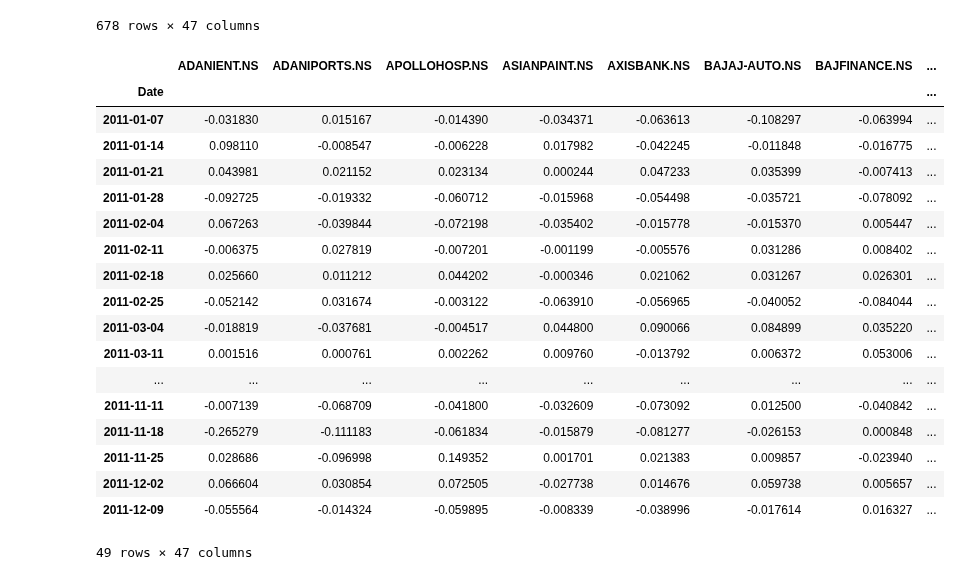
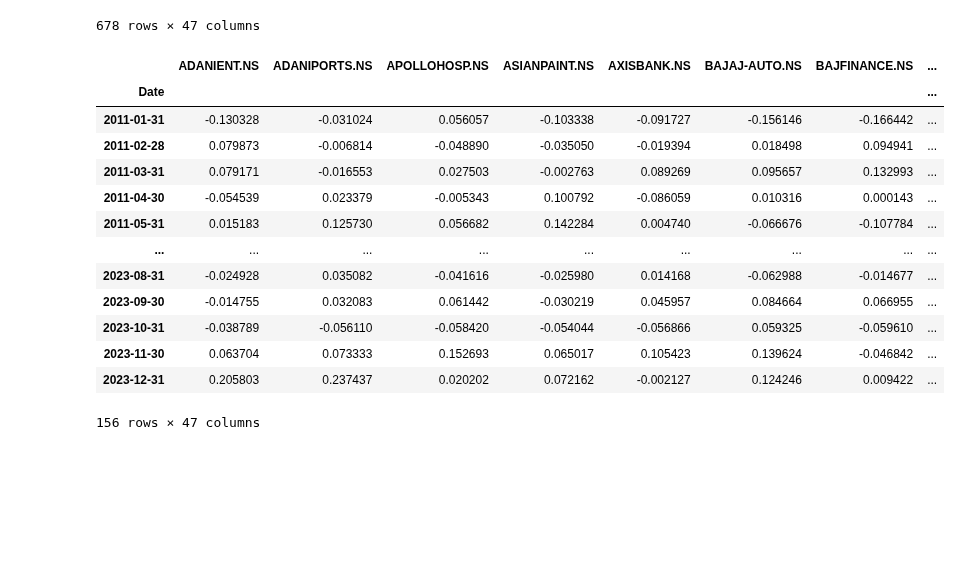
Before and after one commit to vedant2423/data-analysis-with-technical-indicators, a Jupyter notebook: Pair Trading final/notebooks/clustering.ipynb, the cells around one changed output. Drawn from its saved outputs; the diff is of its cells as text; code cells hidden in the pictures; blank space fills up the shorter version.

```diff
--- a/Pair Trading final/notebooks/clustering.ipynb
+++ b/Pair Trading final/notebooks/clustering.ipynb
@@ -112,26 +112,25 @@ weekly
 | 2023-12-22 | -0.057790 | -0.061044 | 0.007775 | 0.002776 | -0.020740 | -0.014476 | -0.038523 | ... |
 | 2023-12-29 | -0.005758 | -0.004277 | 0.012595 | 0.005630 | 0.007357 | 0.051465 | 0.023100 | ... |
 678 rows × 47 columns
-# %%
-weekly = weekly[:49]
-weekly
-# %% [output]
-|  | ADANIENT.NS | ADANIPORTS.NS | APOLLOHOSP.NS | ASIANPAINT.NS | AXISBANK.NS | BAJAJ-AUTO.NS | BAJFINANCE.NS | ... |
-| Date |  |  |  |  |  |  |  | ... |
-| 2011-01-07 | -0.031830 | 0.015167 | -0.014390 | -0.034371 | -0.063613 | -0.108297 | -0.063994 | ... |
-| 2011-01-14 | 0.098110 | -0.008547 | -0.006228 | 0.017982 | -0.042245 | -0.011848 | -0.016775 | ... |
-| 2011-01-21 | 0.043981 | 0.021152 | 0.023134 | 0.000244 | 0.047233 | 0.035399 | -0.007413 | ... |
-| 2011-01-28 | -0.092725 | -0.019332 | -0.060712 | -0.015968 | -0.054498 | -0.035721 | -0.078092 | ... |
-| 2011-02-04 | 0.067263 | -0.039844 | -0.072198 | -0.035402 | -0.015778 | -0.015370 | 0.005447 | ... |
-| 2011-02-11 | -0.006375 | 0.027819 | -0.007201 | -0.001199 | -0.005576 | 0.031286 | 0.008402 | ... |
-| 2011-02-18 | 0.025660 | 0.011212 | 0.044202 | -0.000346 | 0.021062 | 0.031267 | 0.026301 | ... |
-| 2011-02-25 | -0.052142 | 0.031674 | -0.003122 | -0.063910 | -0.056965 | -0.040052 | -0.084044 | ... |
-| 2011-03-04 | -0.018819 | -0.037681 | -0.004517 | 0.044800 | 0.090066 | 0.084899 | 0.035220 | ... |
-| 2011-03-11 | 0.001516 | 0.000761 | 0.002262 | 0.009760 | -0.013792 | 0.006372 | 0.053006 | ... |
-| ... | ... | ... | ... | ... | ... | ... | ... | ... |
-| 2011-11-11 | -0.007139 | -0.068709 | -0.041800 | -0.032609 | -0.073092 | 0.012500 | -0.040842 | ... |
-| 2011-11-18 | -0.265279 | -0.111183 | -0.061834 | -0.015879 | -0.081277 | -0.026153 | 0.000848 | ... |
-| 2011-11-25 | 0.028686 | -0.096998 | 0.149352 | 0.001701 | 0.021383 | 0.009857 | -0.023940 | ... |
-| 2011-12-02 | 0.066604 | 0.030854 | 0.072505 | -0.027738 | 0.014676 | 0.059738 | 0.005657 | ... |
-| 2011-12-09 | -0.055564 | -0.014324 | -0.059895 | -0.008339 | -0.038996 | -0.017614 | 0.016327 | ... |
-49 rows × 47 columns
+# %%
+def first_last_diff(x):
+    return ((x.iloc[-1] - x.iloc[0]) / x.iloc[0])
+
+# Resampling the data to monthly frequency and applying the first_last_diff function
+monthly = data[data.columns].resample('M').agg(first_last_diff)
+monthly
+# %% [output]
+|  | ADANIENT.NS | ADANIPORTS.NS | APOLLOHOSP.NS | ASIANPAINT.NS | AXISBANK.NS | BAJAJ-AUTO.NS | BAJFINANCE.NS | ... |
+| Date |  |  |  |  |  |  |  | ... |
+| 2011-01-31 | -0.130328 | -0.031024 | 0.056057 | -0.103338 | -0.091727 | -0.156146 | -0.166442 | ... |
+| 2011-02-28 | 0.079873 | -0.006814 | -0.048890 | -0.035050 | -0.019394 | 0.018498 | 0.094941 | ... |
+| 2011-03-31 | 0.079171 | -0.016553 | 0.027503 | -0.002763 | 0.089269 | 0.095657 | 0.132993 | ... |
+| 2011-04-30 | -0.054539 | 0.023379 | -0.005343 | 0.100792 | -0.086059 | 0.010316 | 0.000143 | ... |
+| 2011-05-31 | 0.015183 | 0.125730 | 0.056682 | 0.142284 | 0.004740 | -0.066676 | -0.107784 | ... |
+| ... | ... | ... | ... | ... | ... | ... | ... | ... |
+| 2023-08-31 | -0.024928 | 0.035082 | -0.041616 | -0.025980 | 0.014168 | -0.062988 | -0.014677 | ... |
+| 2023-09-30 | -0.014755 | 0.032083 | 0.061442 | -0.030219 | 0.045957 | 0.084664 | 0.066955 | ... |
+| 2023-10-31 | -0.038789 | -0.056110 | -0.058420 | -0.054044 | -0.056866 | 0.059325 | -0.059610 | ... |
+| 2023-11-30 | 0.063704 | 0.073333 | 0.152693 | 0.065017 | 0.105423 | 0.139624 | -0.046842 | ... |
+| 2023-12-31 | 0.205803 | 0.237437 | 0.020202 | 0.072162 | -0.002127 | 0.124246 | 0.009422 | ... |
+156 rows × 47 columns
```
Also changed, not shown: parts of 3 cells of this notebook, 2 other files.
